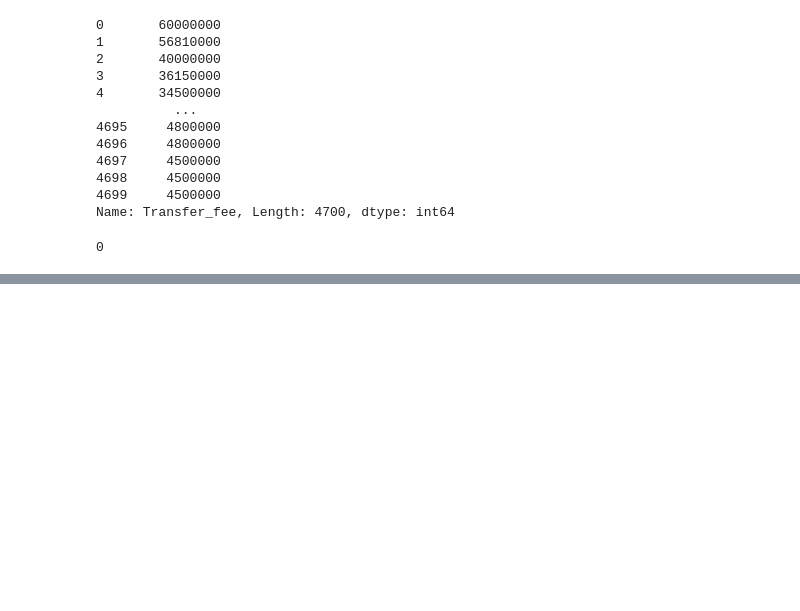
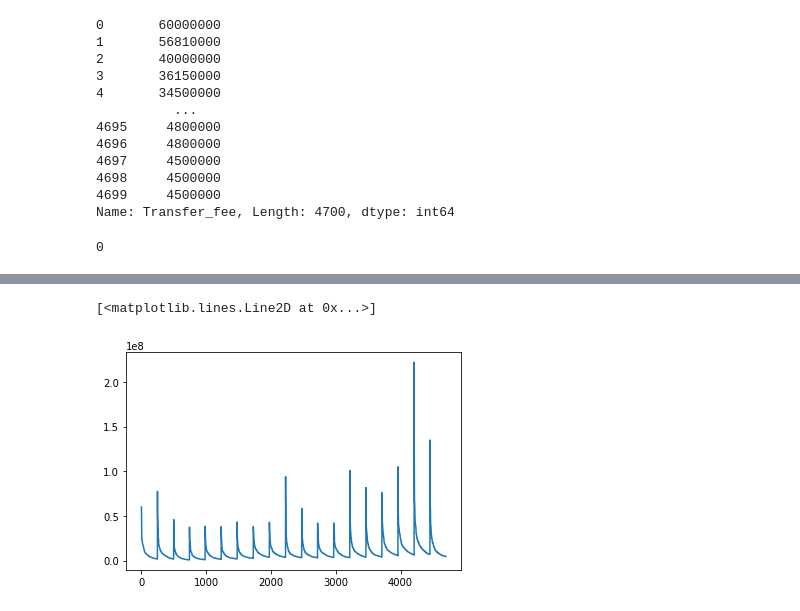
Before and after one commit to parth19184/ML_Project, a Jupyter notebook: preprocessing.ipynb, the cells around one changed output, grey strips where cells are left out. Drawn from its saved outputs; the diff is of its cells as text; code cells hidden in the pictures; blank space fills up the shorter version.

```diff
--- a/preprocessing.ipynb
+++ b/preprocessing.ipynb
@@ -85,0 +101,5 @@ whole_df["Transfer_fee"].isnull().sum()
+# %%
+plt.plot(whole_df['Transfer_fee'])
+# %% [output]
+[<matplotlib.lines.Line2D at 0x...>]
+[figure, added]
```
Also changed, not shown: parts of 22 cells of this notebook, 32 other files.
